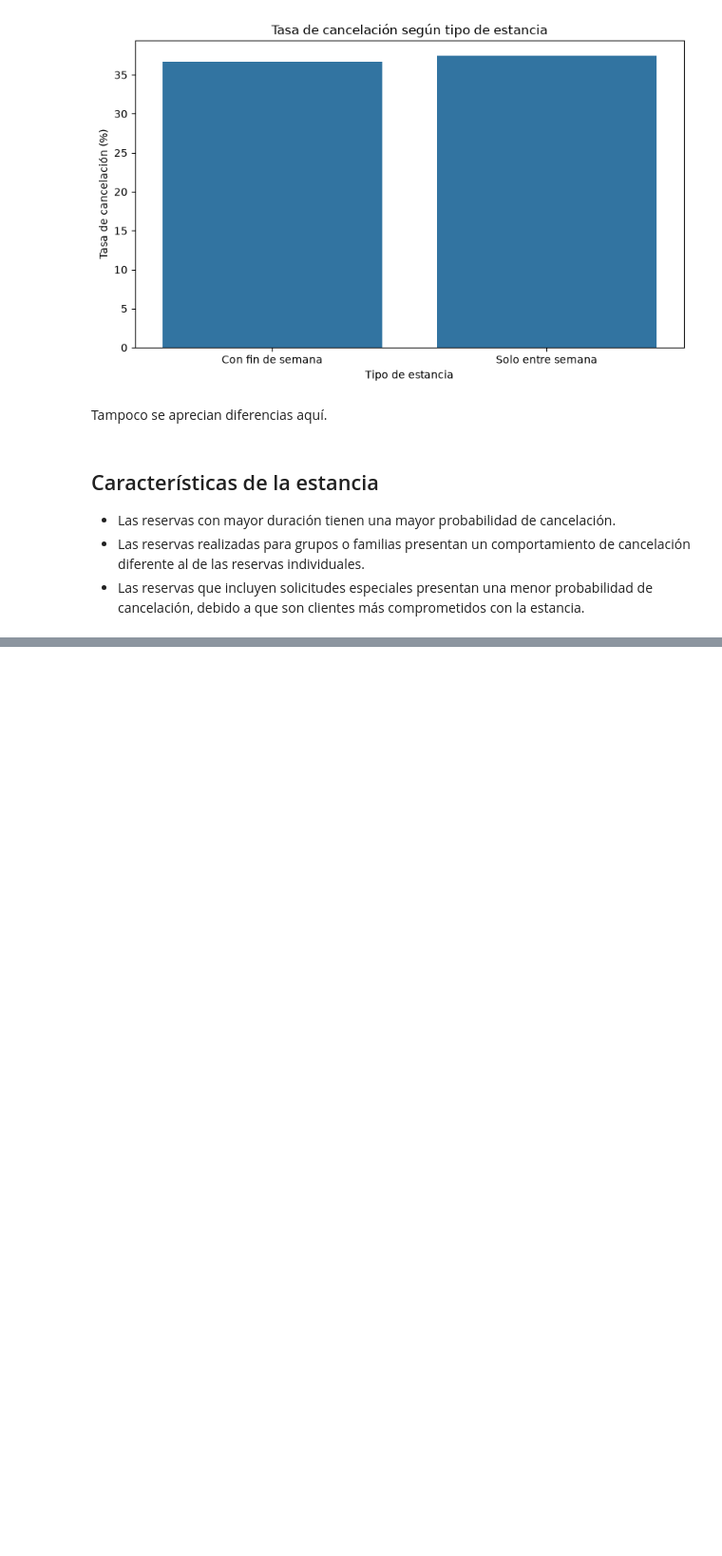
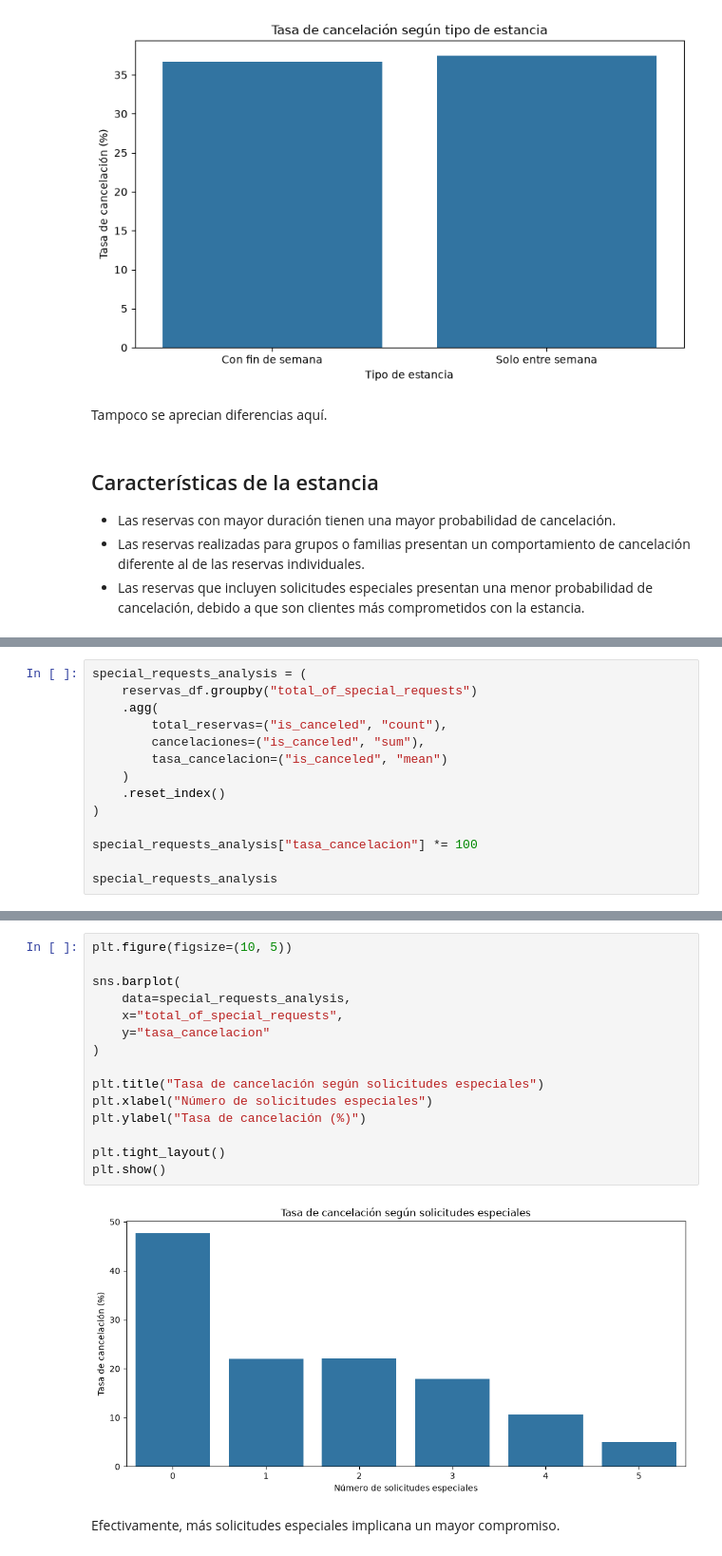
Before and after one commit to victorlopez-ds/entrega-machine-learning-pontia, a Jupyter notebook: notebooks/exploracion/eda_inicial.ipynb, the cells around one changed output, grey strips where cells are left out. Shown at 95% size. Drawn from its saved outputs; the diff is of its cells as text; blank space fills up the shorter version.

```diff
--- a/notebooks/exploracion/eda_inicial.ipynb
+++ b/notebooks/exploracion/eda_inicial.ipynb
@@ -973,0 +1093,14 @@ Tampoco se aprecian diferencias aquí.
+# %%
+special_requests_analysis = (
+    reservas_df.groupby("total_of_special_requests")
+    .agg(
+        total_reservas=("is_canceled", "count"),
+        cancelaciones=("is_canceled", "sum"),
+        tasa_cancelacion=("is_canceled", "mean")
+    )
+    .reset_index()
+)
+
+special_requests_analysis["tasa_cancelacion"] *= 100
+
+special_requests_analysis
@@ -973,0 +1115,19 @@ Tampoco se aprecian diferencias aquí.
+# %%
+plt.figure(figsize=(10, 5))
+
+sns.barplot(
+    data=special_requests_analysis,
+    x="total_of_special_requests",
+    y="tasa_cancelacion"
+)
+
+plt.title("Tasa de cancelación según solicitudes especiales")
+plt.xlabel("Número de solicitudes especiales")
+plt.ylabel("Tasa de cancelación (%)")
+
+plt.tight_layout()
+plt.show()
+# %% [output]
+[figure, added]
+# %% [markdown]
+Efectivamente, más solicitudes especiales implicana un mayor compromiso.
```
Also changed, not shown: parts of 10 cells of this notebook.
